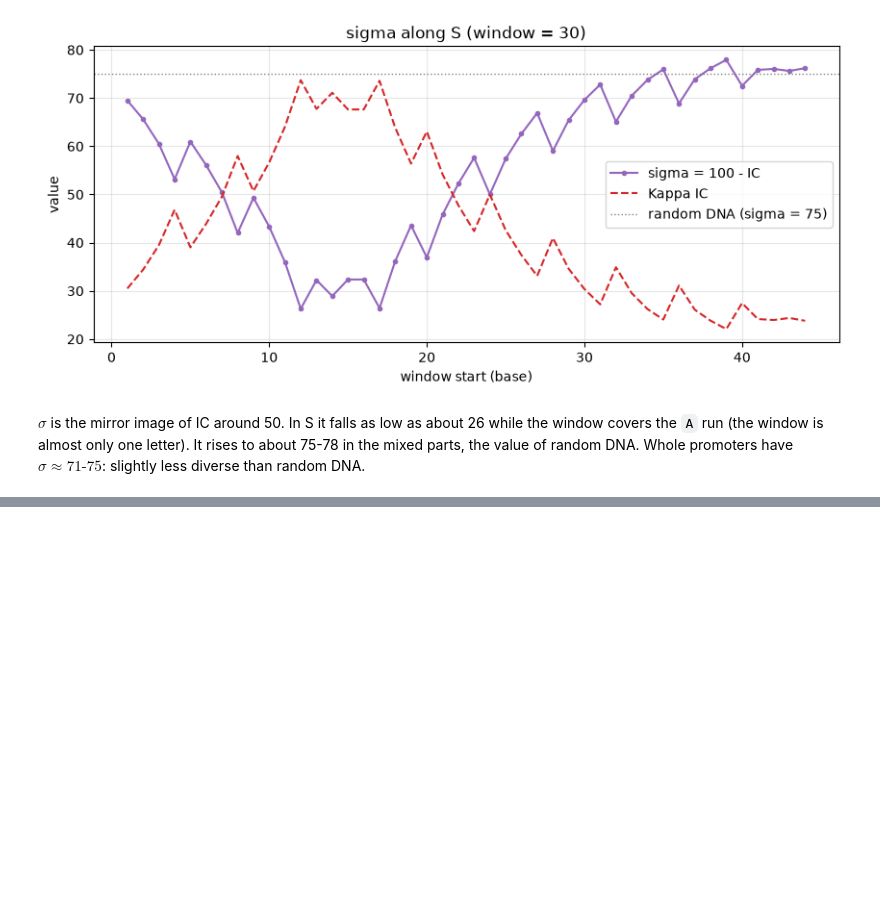
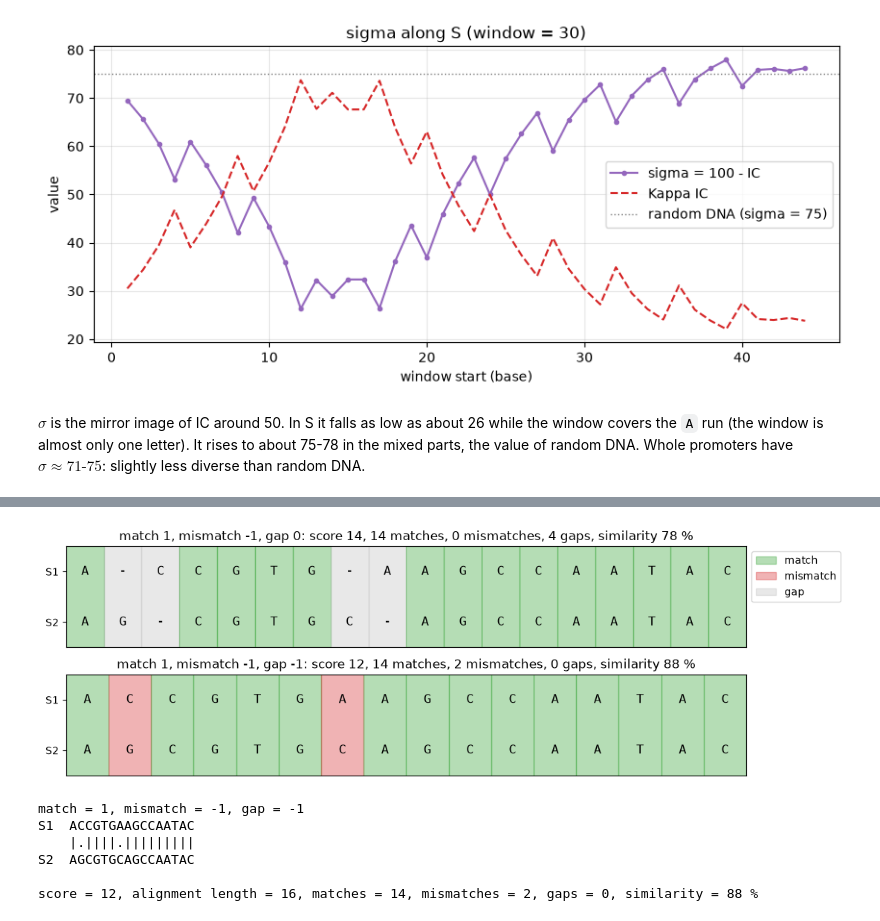
Before and after one commit to mihai-alex-71/Bio-Informatics, a Jupyter notebook: lab8/lab8.ipynb, the cells around one changed output, grey strips where cells are left out. Saved outputs shown, nothing was run; the diff lists cells and outputs as text; code cells hidden in the pictures; blank space fills up the shorter version.

```diff
--- a/lab8/lab8.ipynb
+++ b/lab8/lab8.ipynb
@@ -544,0 +720,38 @@ promoters have $\sigma \approx 71\text{-}75$: slightly less diverse than random
+# %%
+def plot_alignment_strip(al, ax, title):
+    colors = {"match": "tab:green", "mismatch": "tab:red", "gap": "0.75"}
+    for k, (a, b) in enumerate(zip(al["a1"], al["a2"])):
+        kind = "gap" if "-" in (a, b) else ("match" if a == b else "mismatch")
+        ax.add_patch(plt.Rectangle((k, 0), 1, 2, color=colors[kind], alpha=0.35))
+        ax.text(k + 0.5, 1.5, a, ha="center", va="center", family="monospace", fontsize=12)
+        ax.text(k + 0.5, 0.5, b, ha="center", va="center", family="monospace", fontsize=12)
+    ax.set_xlim(0, len(al["a1"]))
+    ax.set_ylim(0, 2)
+    ax.set_yticks([0.5, 1.5], ["S2", "S1"])
+    ax.set_xticks([])
+    ax.set_title(title)
+    for kind, c in colors.items():
+        ax.add_patch(plt.Rectangle((0, 0), 0, 0, color=c, alpha=0.35, label=kind))
+
+
+al_gap = global_alignment(S1, S2, match=1, mismatch=-1, gap=-1)
+fig, axes = plt.subplots(2, 1, figsize=(11, 3.6))
+for ax, a in zip(axes, [al, al_gap]):
+    st = alignment_stats(a)
+    plot_alignment_strip(a, ax, "match {}, mismatch {}, gap {}".format(*a["params"]) +
+                         f": score {a['score']}, {st['matches']} matches, {st['mismatches']} mismatches, "
+                         f"{st['gaps']} gaps, similarity {st['similarity']:.0f} %")
+axes[0].legend(loc="upper left", bbox_to_anchor=(1, 1))
+plt.tight_layout()
+plt.show()
+
+print()
+show_alignment(al_gap)
+# %% [output]
+[figure, added]
+match = 1, mismatch = -1, gap = -1
+S1  ACCGTGAAGCCAATAC
+    |.||||.|||||||||
+S2  AGCGTGCAGCCAATAC
+
+score = 12, alignment length = 16, matches = 14, mismatches = 2, gaps = 0, similarity = 88 %
```
Also changed, not shown: parts of 14 cells of this notebook, 1 other file.
